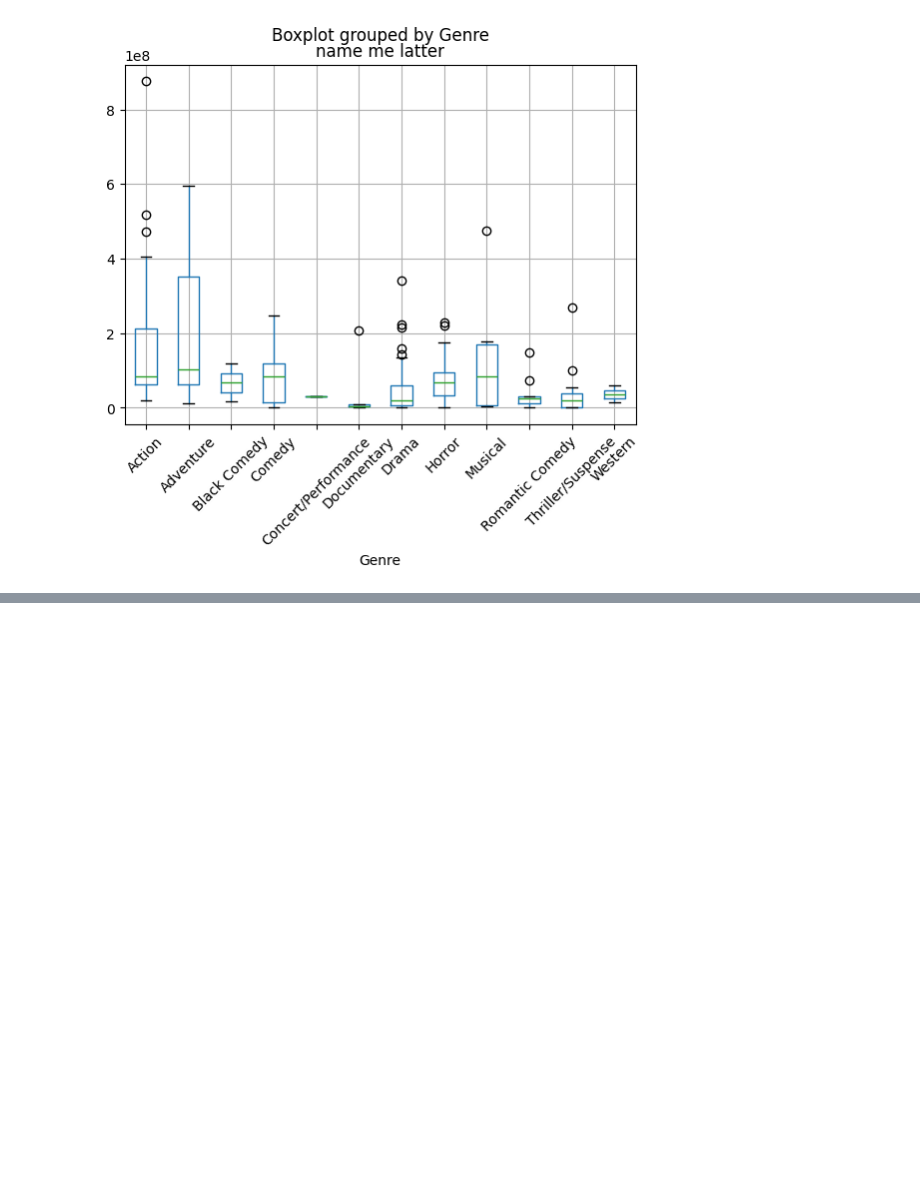
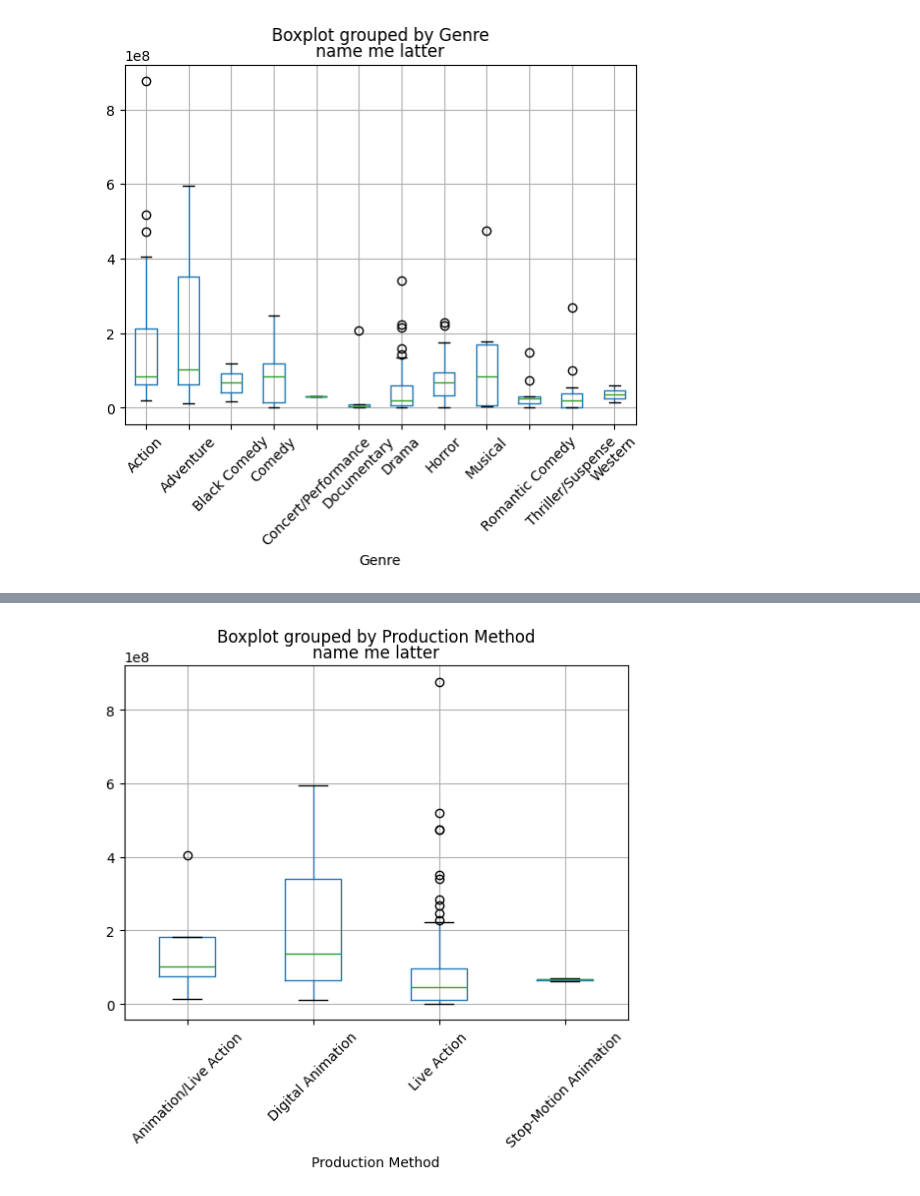
Before and after one commit to CNelson2004/Final_Movie_Analysis, a Jupyter notebook: analyze.ipynb, the cells around one changed output, grey strips where cells are left out. Drawn from its saved outputs; the diff is of its cells as text; code cells hidden in the pictures; blank space fills up the shorter version.

```diff
--- a/analyze.ipynb
+++ b/analyze.ipynb
@@ -145,0 +146,8 @@ plt.show()
+# %%
+#production method
+df.boxplot(column='Inflation Adjusted Domestic Revenue', by='Production Method')
+plt.xticks(rotation=45)
+plt.title('name me latter')
+plt.show()
+# %% [output]
+[figure, added]
```
Also changed, not shown: parts of 2 cells of this notebook.
